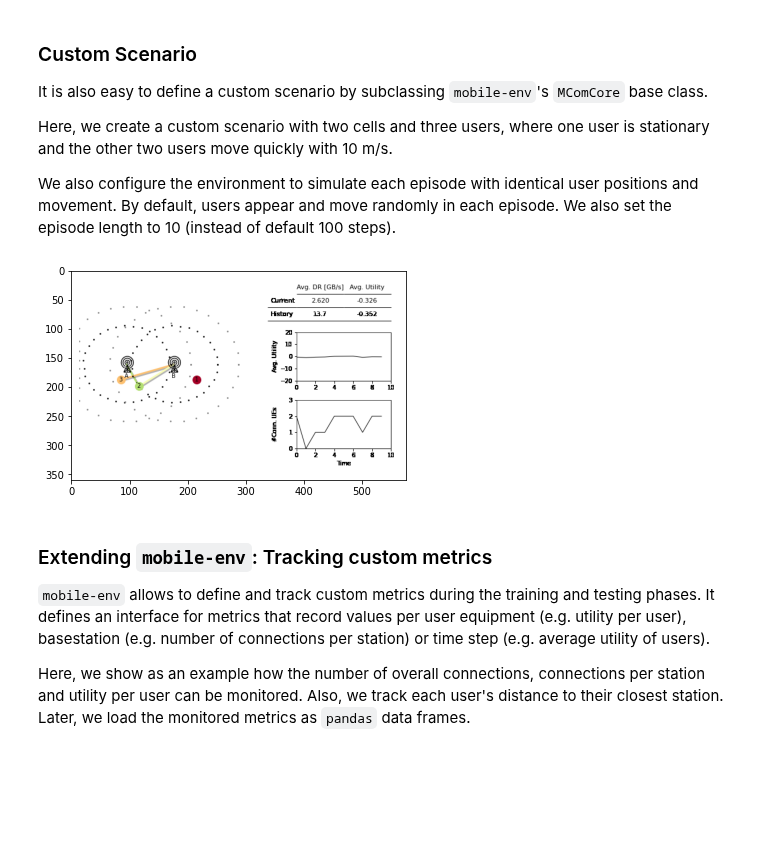
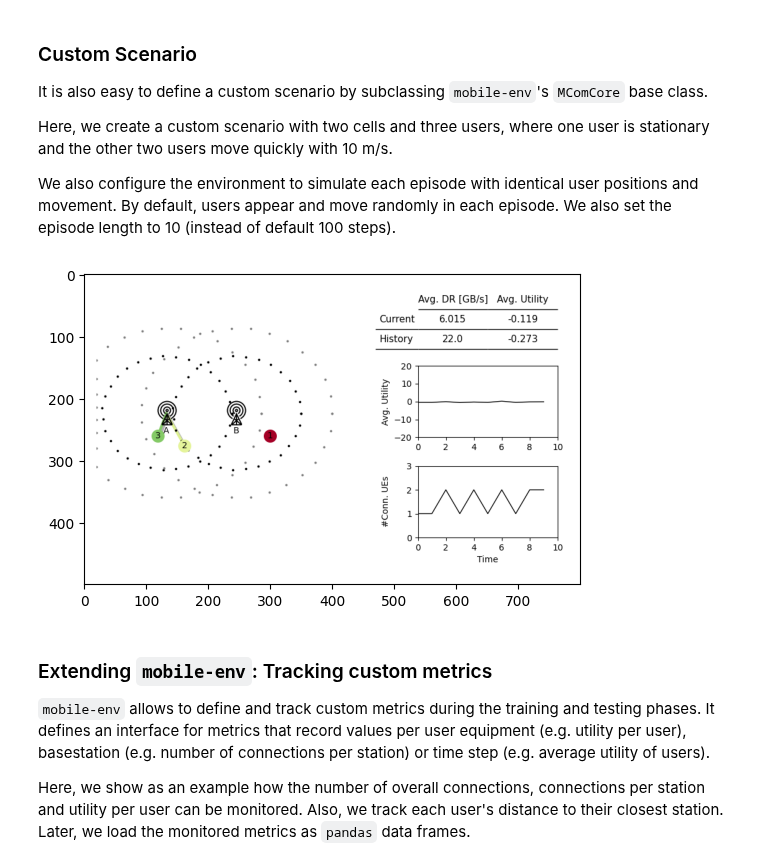
Before and after one commit to stefanbschneider/mobile-env, a Jupyter notebook: examples/demo.ipynb, the cells around one changed output. Cells and saved outputs as stored; diff of their text form; code cells hidden in the pictures; blank space fills up the shorter version.

Commit message:
Start updating notebooks
- test notebook is done
- demo notebook is still WIP

```diff
--- a/examples/demo.ipynb
+++ b/examples/demo.ipynb
@@ -55,13 +53,14 @@ Requirement already satisfied: setuptools in c:\users\stefan\git-repos\work\mobi
 # %% [markdown]
 `mobile_env` comes with a set of predefined scenarios, registered as Gym environments, that can be used out of the box for quick experimentation.
 # %%
-import gym
+import gymnasium as gym
 import matplotlib.pyplot as plt
 # importing mobile_env automatically registers the predefined scenarios in Gym
 import mobile_env
 
 # create a small mobile environment for a single, centralized control agent
-env = gym.make("mobile-small-central-v0")
+# pass rgb_array as render mode so the env can be rendered inside the notebook
+env = gym.make("mobile-small-central-v0", render_mode="rgb_array")
 
 print(f"\nSmall environment with {env.NUM_USERS} users and {env.NUM_STATIONS} cells.")
 # %% [output]
@@ -84,14 +83,14 @@ from IPython import display
 
 # run the simulation for 10 time steps
 done = False
-obs = env.reset()
+obs, info = env.reset()
 for _ in range(10):
     # here, use random dummy actions by sampling from the action space
     dummy_action = env.action_space.sample()
-    obs, reward, done, info = env.step(dummy_action)
+    obs, reward, terminated, truncated, info = env.step(dummy_action)
 
     # render the environment
-    plt.imshow(env.render(mode='rgb_array'))
+    plt.imshow(env.render())
     display.display(plt.gcf())
     display.clear_output(wait=True)
 # %% [output]
@@ -200,44 +199,44 @@ class CustomEnv(MComCore):
         return config
 
     # configure users and cells in the constructor
-    def __init__(self, config={}):
+    def __init__(self, config={}, render_mode=None):
         # load default config defined above; overwrite with custom params
         env_config = self.default_config()
         env_config.update(config)
 
         # two cells next to each other; unpack config defaults for other params
         stations = [
             BaseStation(bs_id=0, pos=(50, 100), **env_config["bs"]),
             BaseStation(bs_id=1, pos=(100, 100), **env_config["bs"])
         ]
 
         # users
         users = [
             # two fast moving users with config defaults
             UserEquipment(ue_id=1, **env_config["ue"]),
             UserEquipment(ue_id=2, **env_config["ue"]),
             # stationary user --> set velocity to 0
             UserEquipment(ue_id=3, velocity=0, snr_tr=env_config["ue"]["snr_tr"], noise=env_config["ue"]["noise"],
                           height=env_config["ue"]["height"]),
         ]
 
-        super().__init__(stations, users, config)
+        super().__init__(stations, users, config, render_mode)
 
 
 # init and render the custom scenario
-env = CustomEnv()
+env = CustomEnv(render_mode="rgb_array")
 env.reset()
 for _ in range(10):
     # here, use random dummy actions by sampling from the action space
     dummy_action = env.action_space.sample()
-    obs, reward, done, info = env.step(dummy_action)
+    obs, reward, terminated, truncated, info = env.step(dummy_action)
 
     # render the environment
-    plt.imshow(env.render(mode='rgb_array'))
+    plt.imshow(env.render())
     display.display(plt.gcf())
     display.clear_output(wait=True)
 # %% [output]
-[figure, old version]
+[figure, new version]
 # %% [markdown]
 ### Extending `mobile-env`: Tracking custom metrics
 
```
Also changed, not shown: parts of 12 cells of this notebook, 1 other file.
